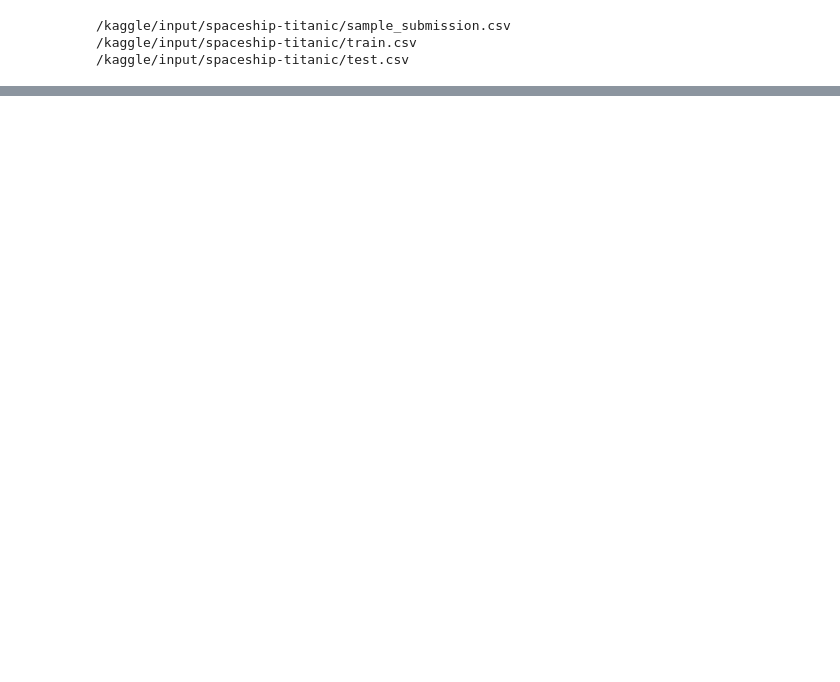
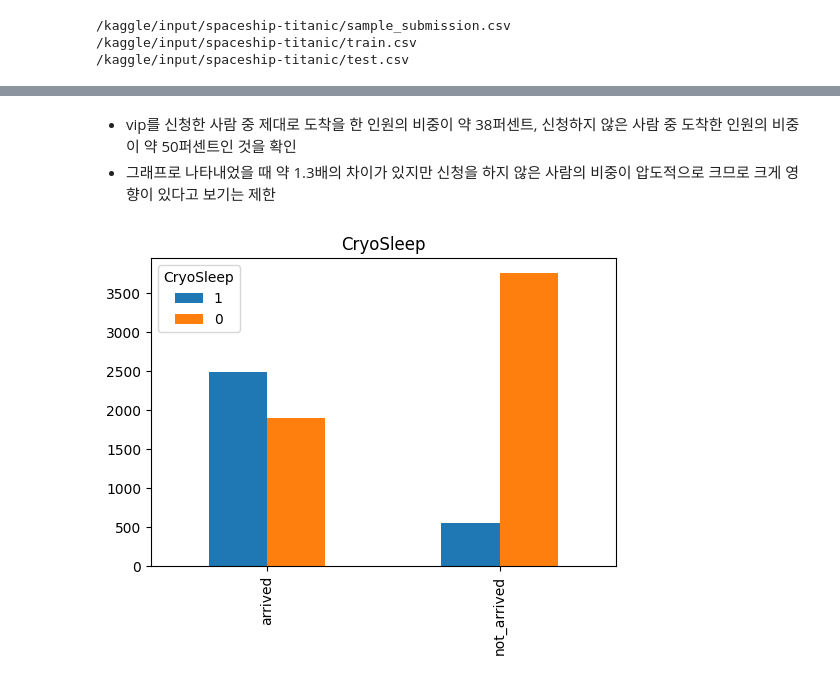
Before and after one commit to kyunghyunHan/kaggle, a Jupyter notebook: spaceship-titanic.ipynb, the cells around one changed output, grey strips where cells are left out. Drawn from its saved outputs; the diff is of its cells as text; code cells hidden in the pictures; blank space fills up the shorter version.

```diff
--- a/spaceship-titanic.ipynb
+++ b/spaceship-titanic.ipynb
@@ -43,0 +131,15 @@ print(aa)
+# %% [markdown]
+- vip를 신청한 사람 중 제대로 도착을 한 인원의 비중이 약 38퍼센트, 신청하지 않은 사람 중 도착한 인원의 비중이 약 50퍼센트인 것을 확인
+- 그래프로 나타내었을 때 약 1.3배의 차이가 있지만 신청을 하지 않은 사람의 비중이 압도적으로 크므로 크게 영향이 있다고 보기는 제한
+# %%
+train_data[['CryoSleep', 'Transported']].groupby(['CryoSleep'], as_index=False).mean().sort_values(by='Transported')
+
+arrived = train_data[train_data['Transported'] == 1]['CryoSleep']. value_counts()
+not_arrived = train_data[train_data['Transported'] == 0]['CryoSleep']. value_counts()
+df = pd. DataFrame([arrived, not_arrived])
+df. index = ['arrived','not_arrived']
+df. plot(kind= 'bar',stacked= False, figsize= (6,4))
+plt.title('CryoSleep')
+plt. show()
+# %% [output]
+[figure, added]
```
Also changed, not shown: parts of 27 cells of this notebook.
